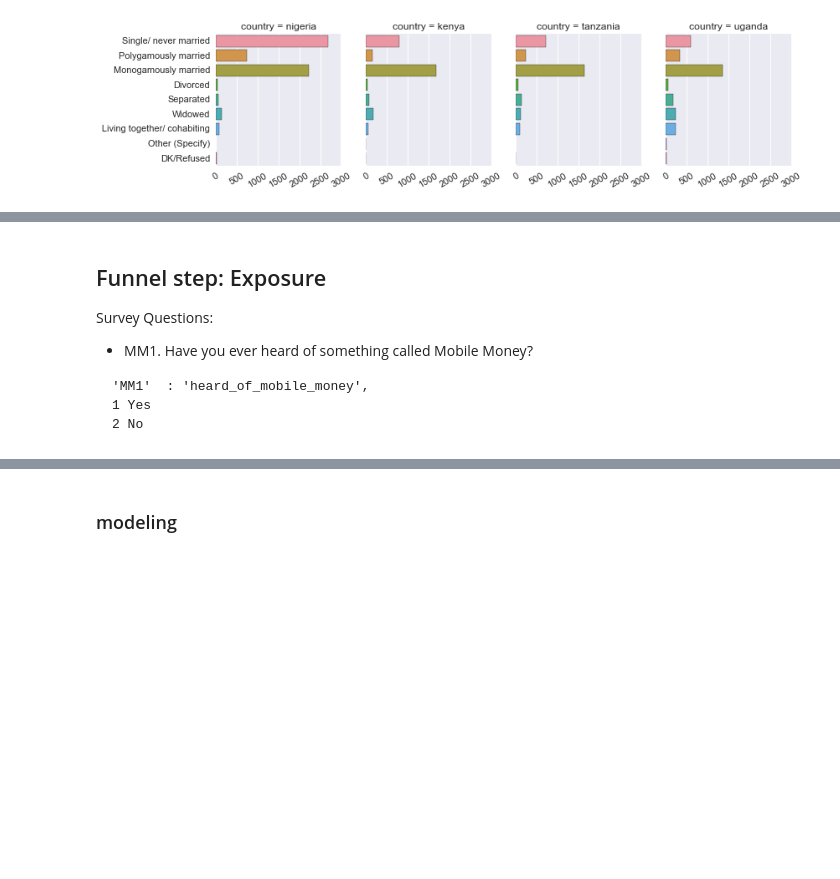
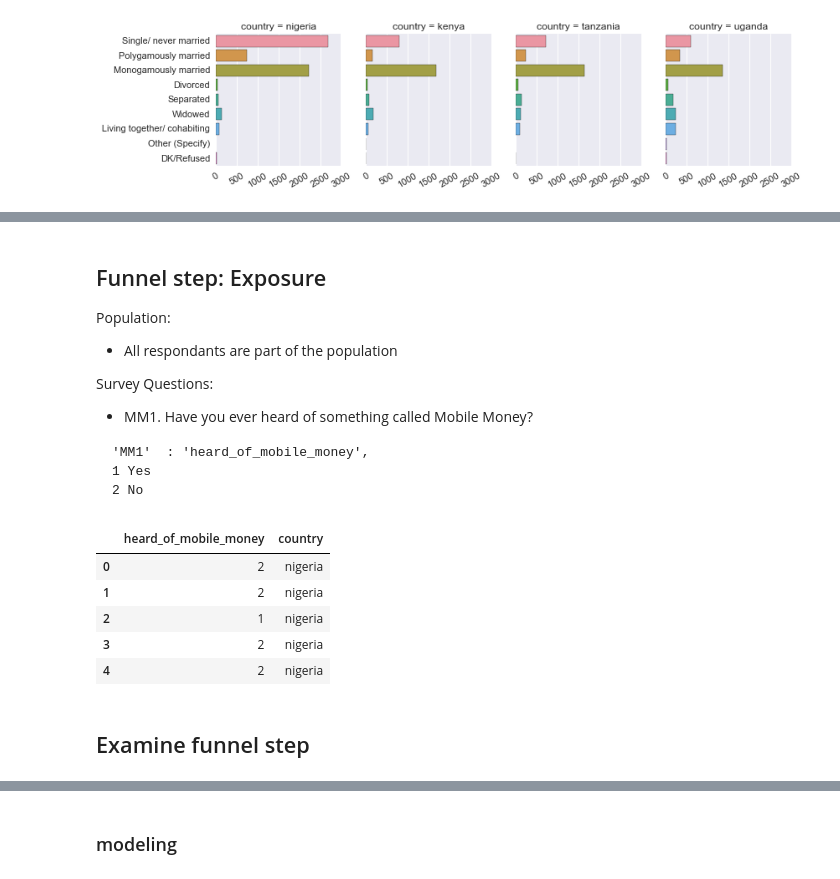
Before and after one commit to cturner500/DoPLER, a Jupyter notebook: funnel_analysis.ipynb, the cells around one changed output, grey strips where cells are left out. Saved outputs shown, nothing was run; the diff lists cells and outputs as text; code cells hidden in the pictures; blank space fills up the shorter version.

```diff
--- a/funnel_analysis.ipynb
+++ b/funnel_analysis.ipynb
@@ -335,5 +385,9 @@ pass
 # %% [markdown]
 ## Funnel step: Exposure
+
+Population:
+
+ * All respondants are part of the population
 
 Survey Questions:
 
@@ -348,0 +401,11 @@ col = 'heard_of_mobile_money'
+# %%
+col = 'heard_of_mobile_money'
+dat = df[[col, 'country']]  # is a view
+dat.head()
+# %% [output]
+|  | heard_of_mobile_money | country |
+| 0 | 2 | nigeria |
+| 1 | 2 | nigeria |
+| 2 | 1 | nigeria |
+| 3 | 2 | nigeria |
+| 4 | 2 | nigeria |
@@ -348,0 +420,2 @@ col = 'heard_of_mobile_money'
+# %% [markdown]
+## Examine funnel step
```
Also changed, not shown: parts of 24 cells of this notebook.
